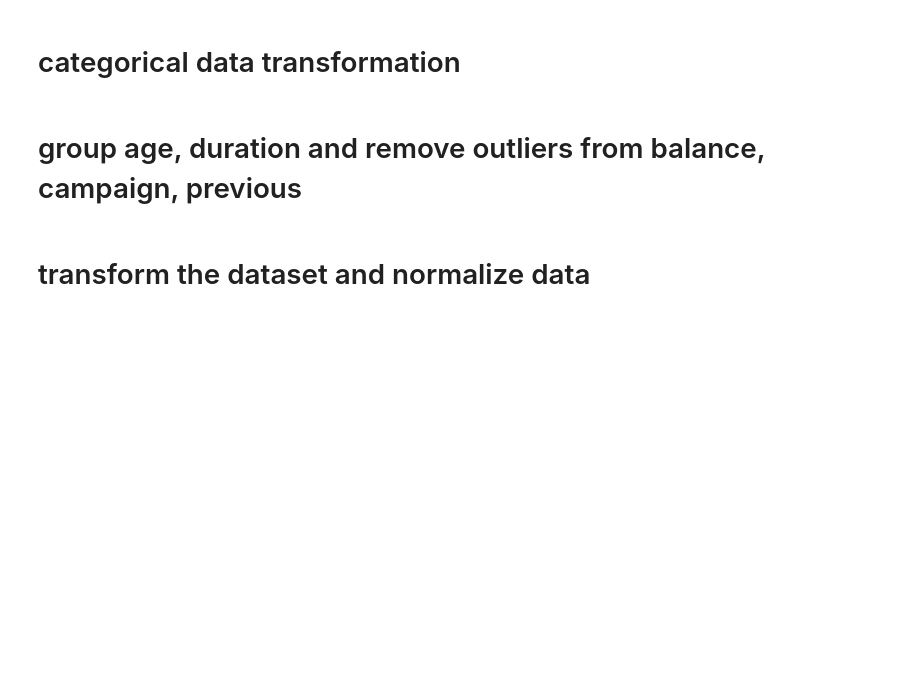
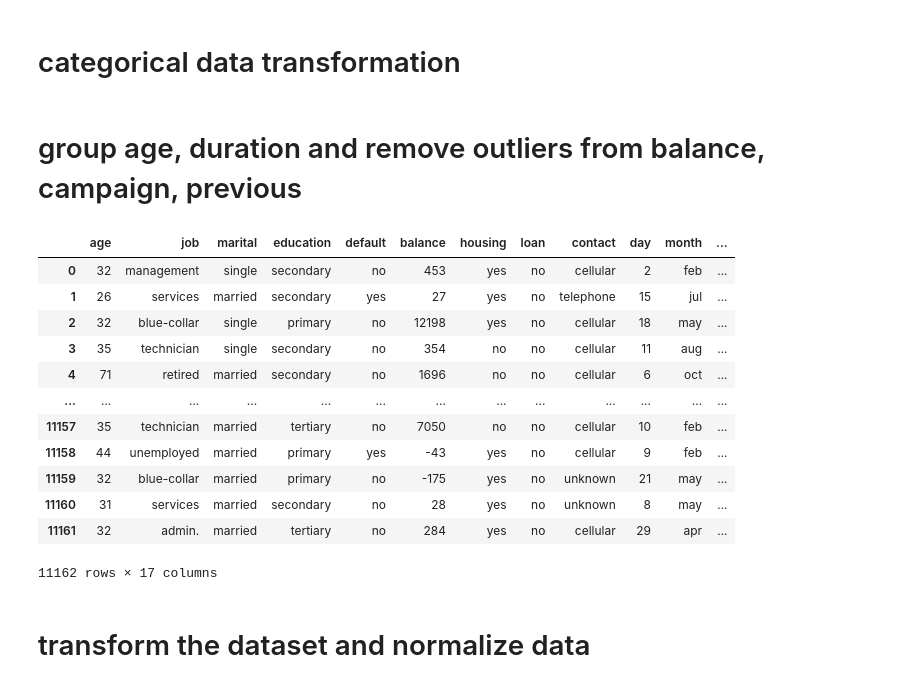
Before and after one commit to duongDSAI64/ML-miniproject, a Jupyter notebook: project.ipynb, the cells around one changed output. Cells and saved outputs as stored; diff of their text form; code cells hidden in the pictures; blank space fills up the shorter version.

```diff
--- a/project.ipynb
+++ b/project.ipynb
@@ -318,6 +314,31 @@ def remove_outliers(data):
     o = list(set(outlier['balance']+outlier['previous']+outlier['campaign']))
     new.drop(new.index[o], inplace = True)
     return new
+# %%
+# remove outliers
+from scipy.stats import zscore
+dataset = new_df.copy()
+
+numerical = ['balance','previous','campaign']
+for col in numerical:
+  dataset[col +'_outliers'] = dataset[col]
+  dataset[col +'_outliers']= zscore(dataset[col +'_outliers'])
+  condition1 = (dataset[col +'_outliers']>3) | (dataset[col +'_outliers']<-3 )
+  dataset.drop(dataset[condition1].index, axis = 0, inplace = True)
+# %% [output]
+|  | age | job | marital | education | default | balance | housing | loan | contact | day | month | ... |
+| 0 | 32 | management | single | secondary | no | 453 | yes | no | cellular | 2 | feb | ... |
+| 1 | 26 | services | married | secondary | yes | 27 | yes | no | telephone | 15 | jul | ... |
+| 2 | 32 | blue-collar | single | primary | no | 12198 | yes | no | cellular | 18 | may | ... |
+| 3 | 35 | technician | single | secondary | no | 354 | no | no | cellular | 11 | aug | ... |
+| 4 | 71 | retired | married | secondary | no | 1696 | no | no | cellular | 6 | oct | ... |
+| ... | ... | ... | ... | ... | ... | ... | ... | ... | ... | ... | ... | ... |
+| 11157 | 35 | technician | married | tertiary | no | 7050 | no | no | cellular | 10 | feb | ... |
+| 11158 | 44 | unemployed | married | primary | yes | -43 | yes | no | cellular | 9 | feb | ... |
+| 11159 | 32 | blue-collar | married | primary | no | -175 | yes | no | unknown | 21 | may | ... |
+| 11160 | 31 | services | married | secondary | no | 28 | yes | no | unknown | 8 | may | ... |
+| 11161 | 32 | admin. | married | tertiary | no | 284 | yes | no | cellular | 29 | apr | ... |
+11162 rows × 17 columns
 # %% [markdown]
 # transform the dataset and normalize data
 # %%
```
Also changed, not shown: parts of 11 cells of this notebook, 1 other file.
